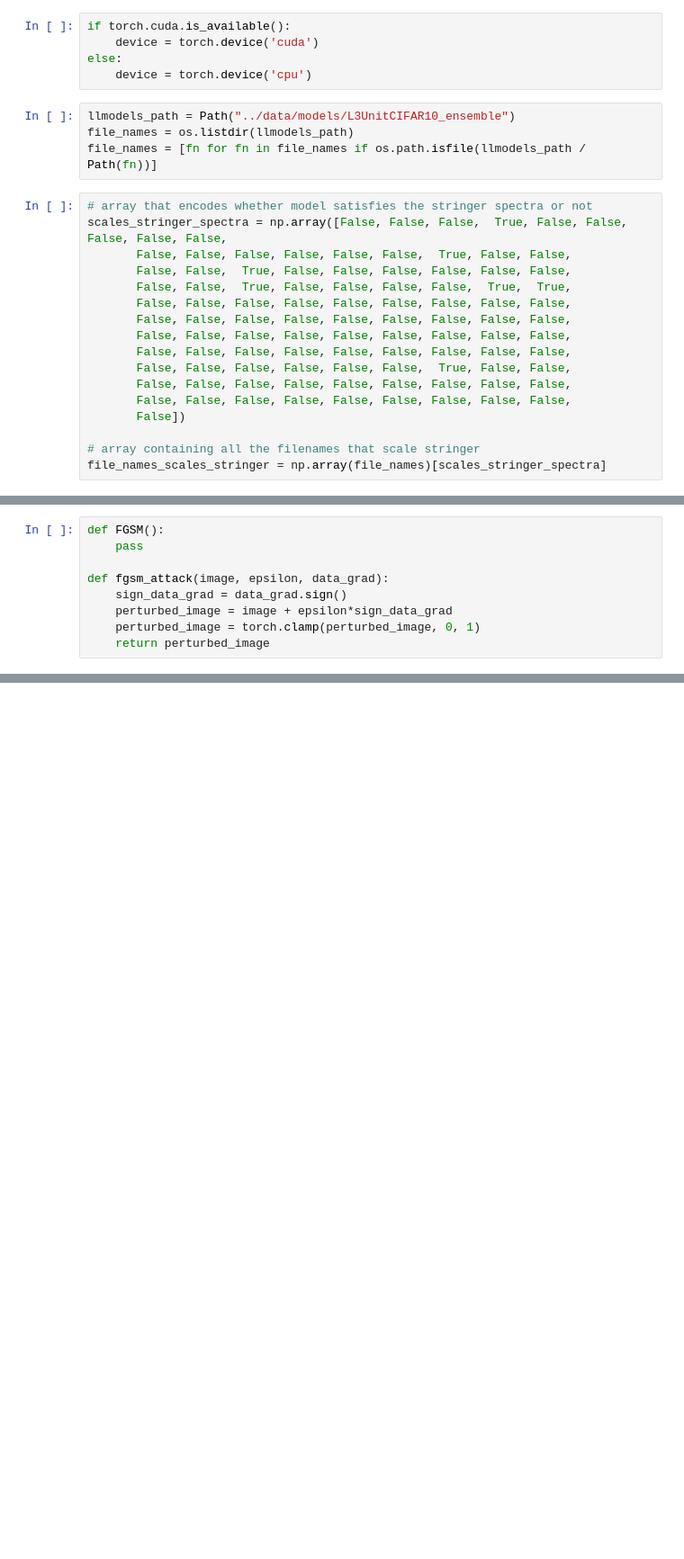
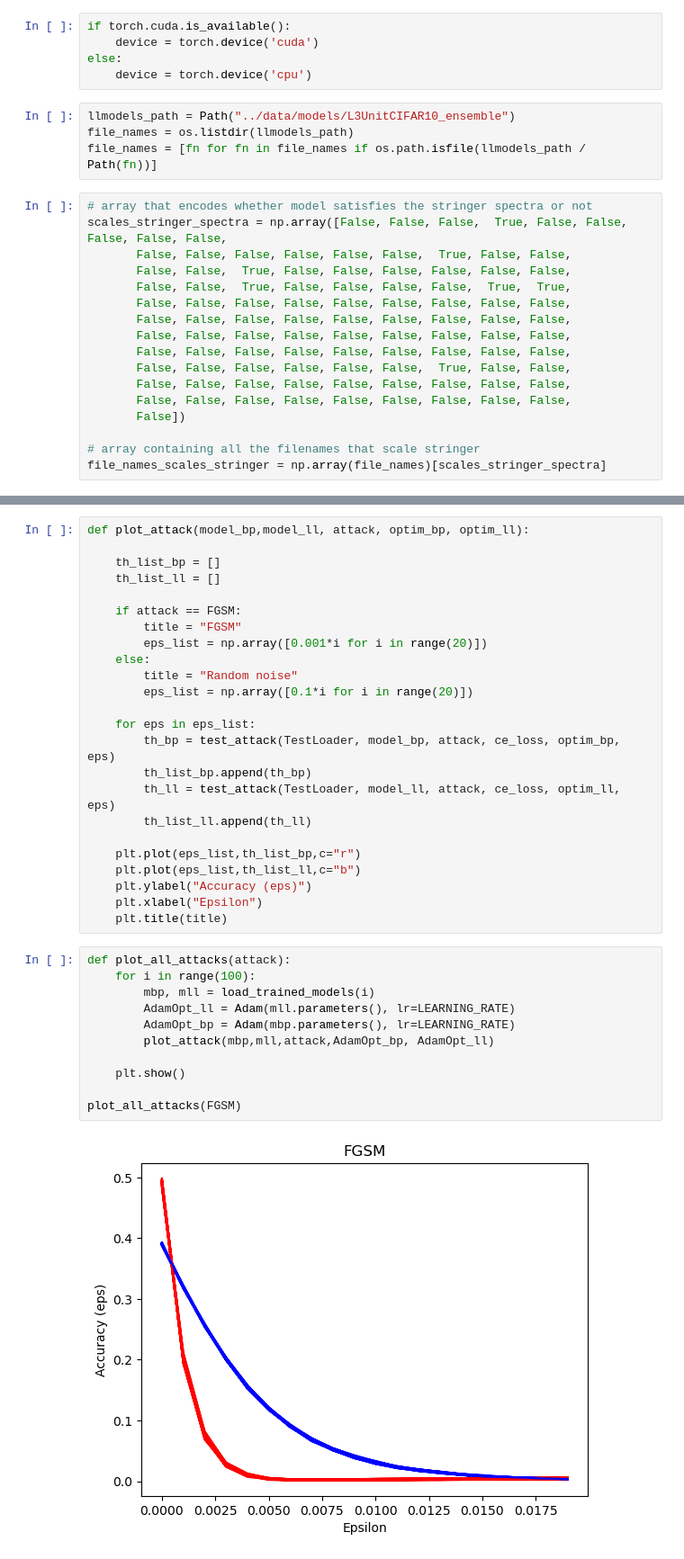
Before and after one commit to holzhauk/LocalLearning, a Jupyter notebook: notebooks/FGSM.ipynb, the cells around one changed output, grey strips where cells are left out. Shown: that part at 90% size. Drawn from its saved outputs; the diff is of its cells as text; blank space fills up the shorter version.

```diff
--- a/notebooks/FGSM.ipynb
+++ b/notebooks/FGSM.ipynb
@@ -111,9 +51,0 @@ AdamOpt = Adam(khmodel.parameters(), lr=LEARNING_RATE)
-# %%
-def FGSM():
-    pass
-
-def fgsm_attack(image, epsilon, data_grad):
-    sign_data_grad = data_grad.sign()
-    perturbed_image = image + epsilon*sign_data_grad
-    perturbed_image = torch.clamp(perturbed_image, 0, 1)
-    return perturbed_image
@@ -191,0 +263,37 @@ KeyboardInterrupt:
+# %%
+def plot_attack(model_bp,model_ll, attack, optim_bp, optim_ll):
+
+    th_list_bp = []
+    th_list_ll = []
+
+    if attack == FGSM:
+        title = "FGSM"
+        eps_list = np.array([0.001*i for i in range(20)])
+    else:
+        title = "Random noise"
+        eps_list = np.array([0.1*i for i in range(20)])
+
+    for eps in eps_list:
+        th_bp = test_attack(TestLoader, model_bp, attack, ce_loss, optim_bp, eps)
+        th_list_bp.append(th_bp)
+        th_ll = test_attack(TestLoader, model_ll, attack, ce_loss, optim_ll, eps)
+        th_list_ll.append(th_ll)
+
+    plt.plot(eps_list,th_list_bp,c="r")
+    plt.plot(eps_list,th_list_ll,c="b")
+    plt.ylabel("Accuracy (eps)")
+    plt.xlabel("Epsilon")
+    plt.title(title)
+# %%
+def plot_all_attacks(attack):
+    for i in range(100):
+        mbp, mll = load_trained_models(i)
+        AdamOpt_ll = Adam(mll.parameters(), lr=LEARNING_RATE)
+        AdamOpt_bp = Adam(mbp.parameters(), lr=LEARNING_RATE)
+        plot_attack(mbp,mll,attack,AdamOpt_bp, AdamOpt_ll)
+
+    plt.show()
+
+plot_all_attacks(FGSM)
+# %% [output]
+[figure, added]
```
Also changed, not shown: parts of 15 cells of this notebook, 1 other file.
